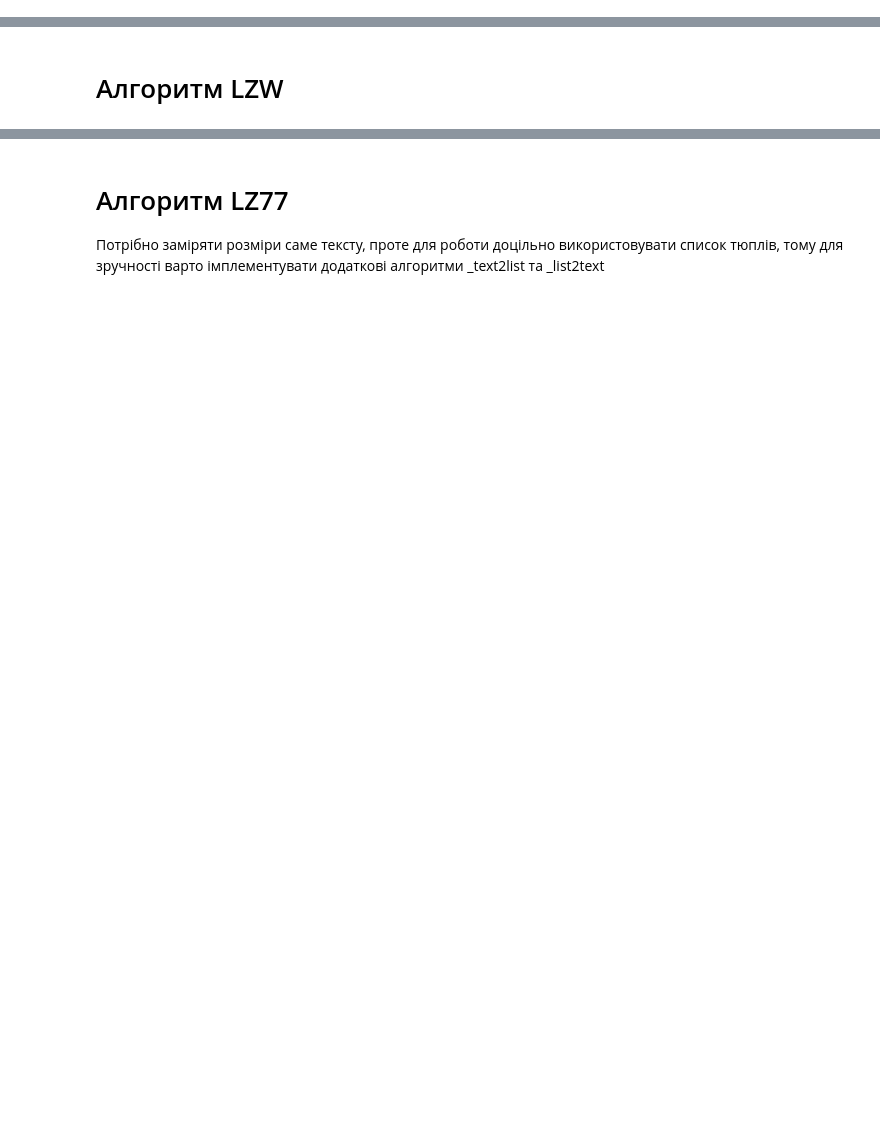
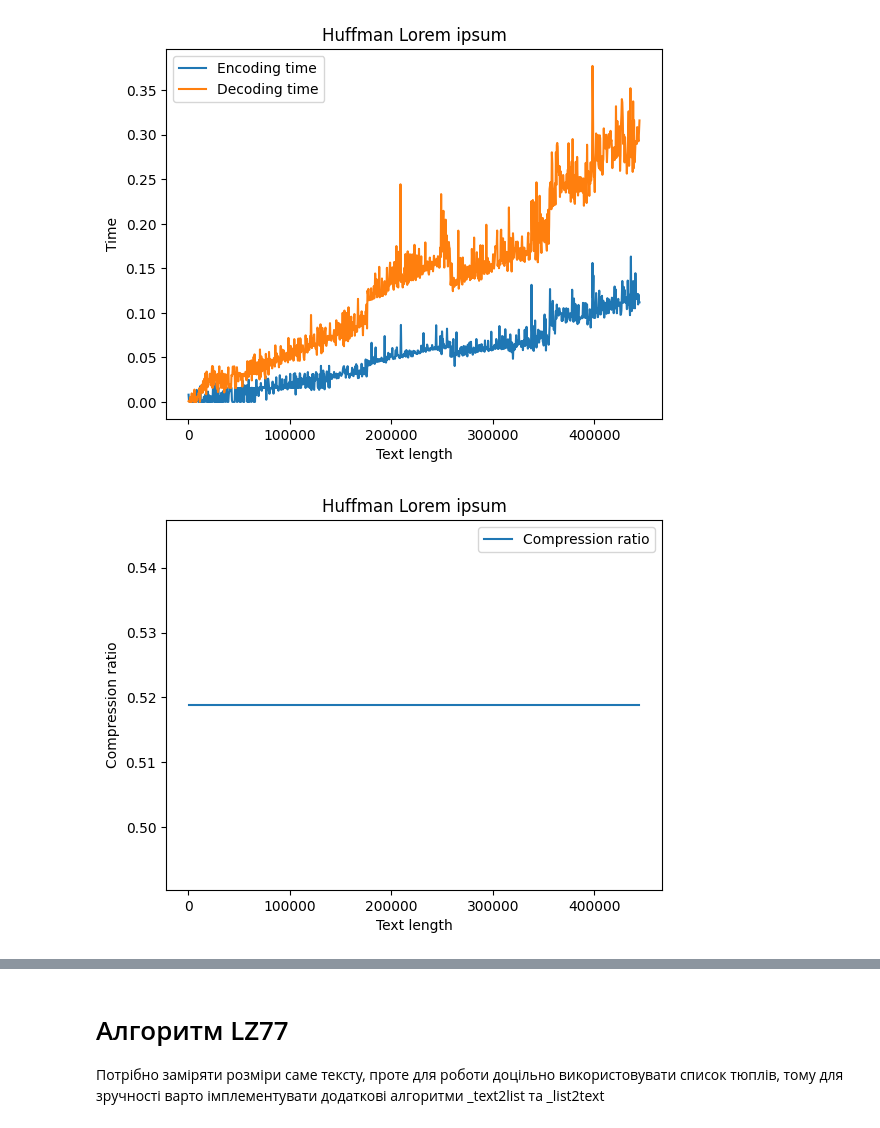
Before and after one commit to TepliakovZakhariy/discrete_compression, a Jupyter notebook: Lab2.ipynb, the cells around one changed output, grey strips where cells are left out. Cells and saved outputs as stored; diff of their text form; code cells hidden in the pictures; blank space fills up the shorter version.

Commit message:
lzw&huffman

```diff
--- a/Lab2.ipynb
+++ b/Lab2.ipynb
@@ -20,6 +49,6 @@
 # %%
 class Node:
-    def __init__(self, weight: int, chars: str):
+    def __init__(self, weight: int, chars: list[list[str]]):
         self.weight = weight
         self.chars = chars
 
@@ -87,15 +116,83 @@ class Huffman:
 
 
 if __name__ == "__main__":
+    from random import randint
+    import time
+    import matplotlib.pyplot as plt
+
     huffman = Huffman()
-    text = "abracadabra"
+    alphabet = "abcdefghigklmnopqrstuvwxyz., '1234567890()"
+
+    text = "".join(alphabet[randint(0, len(alphabet) - 1)] for _ in range(10000))
     encoded_text, coding_dict = huffman.encode(text)
+    assert huffman.decode(encoded_text, coding_dict) == text
+
     print(f"Original text: {text}")
     print(f"Encoded text: {encoded_text}")
+    print(f"Decoded text: {huffman.decode(encoded_text, coding_dict)}")
     print(f"Coding dictionary: {coding_dict}")
-    print(f"Decoded text: {huffman.decode(encoded_text, coding_dict)}")
     print(f'Bit length of original text: {len(text) * 8}')
     print(f'Bit length of encoded text: {len(encoded_text)}')
     print(f'Ratio of encoded text to original text: {len(encoded_text) / (len(text) * 8)}')
-    assert huffman.decode(encoded_text, coding_dict) == text
+
+    text_size = [i for i in range(1, 1000)]
+    encoding_time_results = []
+    decoding_time_results = []
+    compression_results = []
+    start_text="Lorem ipsum dolor sit amet, consectetur adipiscing elit, sed do eiusmod tempor incididunt ut labore et dolore magna aliqua. Ut enim ad minim veniam, quis nostrud exercitation ullamco laboris nisi ut aliquip ex ea commodo consequat. Duis aute irure dolor in reprehenderit in voluptate velit esse cillum dolore eu fugiat nulla pariatur. Excepteur sint occaecat cupidatat non proident, sunt in culpa qui officia deserunt mollit anim id est laborum."
+    len_texts = []
+
+    for size in text_size:
+        text = size*start_text
+        len_texts.append(len(text))
+        start = time.time()
+        encoded_text, coding_dict = huffman.encode(text)
+        encoding_time_results.append(time.time() - start)
+        start = time.time()
+        decoded_text = huffman.decode(encoded_text, coding_dict)
+        decoding_time_results.append(time.time() - start)
+        compression_results.append(len(encoded_text) / (len(text) * 8))
+
+    plt.plot(len_texts, encoding_time_results, label='Encoding time')
+    plt.plot(len_texts, decoding_time_results, label='Decoding time')
+    plt.xlabel('Text length')
+    plt.ylabel('Time')
+    plt.legend()
+    plt.title('Huffman Lorem ipsum')
+    plt.show()
+    plt.plot(len_texts, compression_results, label='Compression ratio')
+    plt.xlabel('Text length')
+    plt.ylabel('Compression ratio')
+    plt.legend()
+    plt.title('Huffman Lorem ipsum')
+    plt.show()
+
+    text_size = [10**i for i in range(1, 9)]
+    encoding_time_results = []
+    decoding_time_results = []
+    compression_results = []
+
+    for size in text_size:
+        text = "".join(alphabet[randint(0, len(alphabet) - 1)] for _ in range(size))
+        start = time.time()
+        encoded_text, coding_dict = huffman.encode(text)
+        encoding_time_results.append(time.time() - start)
+        start = time.time()
+        decoded_text = huffman.decode(encoded_text, coding_dict)
+        decoding_time_results.append(time.time() - start)
+        compression_results.append(len(encoded_text) / (size * 8))
+
+    plt.plot(text_size, encoding_time_results, label='Encoding time')
+    plt.plot(text_size, decoding_time_results, label='Decoding time')
+    plt.xlabel('Text length')
+    plt.ylabel('Time')
+    plt.legend()
+    plt.title('Huffman random text')
+    plt.show()
+    plt.plot(text_size, compression_results, label='Compression ratio')
+    plt.xlabel('Text length')
+    plt.ylabel('Compression ratio')
+    plt.legend()
+    plt.title('Huffman random text')
+    plt.show()
 # %% [output]
@@ -108,0 +206,2 @@ Ratio of encoded text to original text: 0.26136363636363635
+[figure, added]
+[figure, added]
@@ -109,2 +209,0 @@ Ratio of encoded text to original text: 0.26136363636363635
-# %% [markdown]
-# Алгоритм LZW
```
Also changed, not shown: parts of 9 cells of this notebook.
